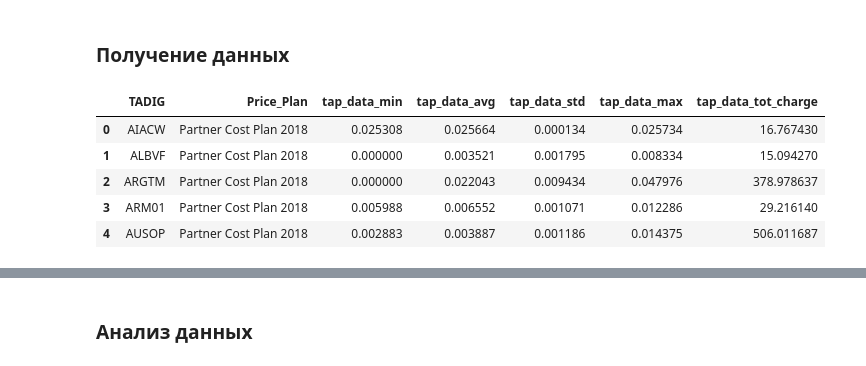
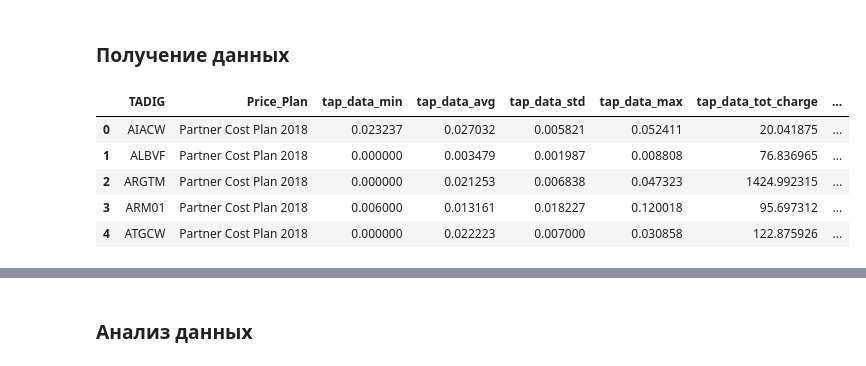
Before and after one commit to balobinp/RB_BD, a Jupyter notebook: RB_REPORTS_and_ANALYSIS_Python3.ipynb, the cells around one changed output, grey strips where cells are left out. Drawn from its saved outputs; the diff is of its cells as text; code cells hidden in the pictures.

```diff
--- a/RB_REPORTS_and_ANALYSIS_Python3.ipynb
+++ b/RB_REPORTS_and_ANALYSIS_Python3.ipynb
@@ -107,36 +107,36 @@ df_al=pd.read_csv('./DATA/DMI.dmi_allowed_list_export_Fri_Aug_17_2018.csv')
 # %%
 #Из базы данных BSS выгружаем данные по тарифам
 
 cnxn = mysql.connector.connect(user='noc', password='WcQUzkXiXwoxnFfGnRxb',host='172.18.11.40',database='BSS')
 
 sql_srt=\
 '''
 SELECT
 VisitedNetworkTadig AS TADIG
 ,CostTariffId AS Price_Plan
 ,MIN((Cost*1024*1024)/TotalChargedUnits) AS tap_data_min
 ,AVG((Cost*1024*1024)/TotalChargedUnits) AS tap_data_avg
 ,STDDEV_SAMP((Cost*1024*1024)/TotalChargedUnits) AS tap_data_std
 ,MAX((Cost*1024*1024)/TotalChargedUnits) AS tap_data_max
 ,SUM(Cost) AS tap_data_tot_charge
 ,SUM(Revenue) AS tap_data_tot_revenue
 FROM TAP.GPRS_CALL
 WHERE
-TreatedTimestampUtc > 20180815000000
+TreatedTimestampUtc > 20181115000000
 AND TotalChargedUnits > 1024
 GROUP BY VisitedNetworkTadig,CostTariffId
 '''
 
 df_tap_tariff = pd.read_sql_query(sql_srt, cnxn)
 cnxn.close()
 df_tap_tariff.head()
 # %% [output]
-|  | TADIG | Price_Plan | tap_data_min | tap_data_avg | tap_data_std | tap_data_max | tap_data_tot_charge |
-| 0 | AIACW | Partner Cost Plan 2018 | 0.025308 | 0.025664 | 0.000134 | 0.025734 | 16.767430 |
-| 1 | ALBVF | Partner Cost Plan 2018 | 0.000000 | 0.003521 | 0.001795 | 0.008334 | 15.094270 |
-| 2 | ARGTM | Partner Cost Plan 2018 | 0.000000 | 0.022043 | 0.009434 | 0.047976 | 378.978637 |
-| 3 | ARM01 | Partner Cost Plan 2018 | 0.005988 | 0.006552 | 0.001071 | 0.012286 | 29.216140 |
-| 4 | AUSOP | Partner Cost Plan 2018 | 0.002883 | 0.003887 | 0.001186 | 0.014375 | 506.011687 |
+|  | TADIG | Price_Plan | tap_data_min | tap_data_avg | tap_data_std | tap_data_max | tap_data_tot_charge | ... |
+| 0 | AIACW | Partner Cost Plan 2018 | 0.023237 | 0.027032 | 0.005821 | 0.052411 | 20.041875 | ... |
+| 1 | ALBVF | Partner Cost Plan 2018 | 0.000000 | 0.003479 | 0.001987 | 0.008808 | 76.836965 | ... |
+| 2 | ARGTM | Partner Cost Plan 2018 | 0.000000 | 0.021253 | 0.006838 | 0.047323 | 1424.992315 | ... |
+| 3 | ARM01 | Partner Cost Plan 2018 | 0.006000 | 0.013161 | 0.018227 | 0.120018 | 95.697312 | ... |
+| 4 | ATGCW | Partner Cost Plan 2018 | 0.000000 | 0.022223 | 0.007000 | 0.030858 | 122.875926 | ... |
 # %%
 #Из базы данных OCS выгружаем тарифы и объединяем с данными BSS и сохраняем в файл csv
 
```
Also changed, not shown: parts of 3 cells of this notebook, 4 other files.
